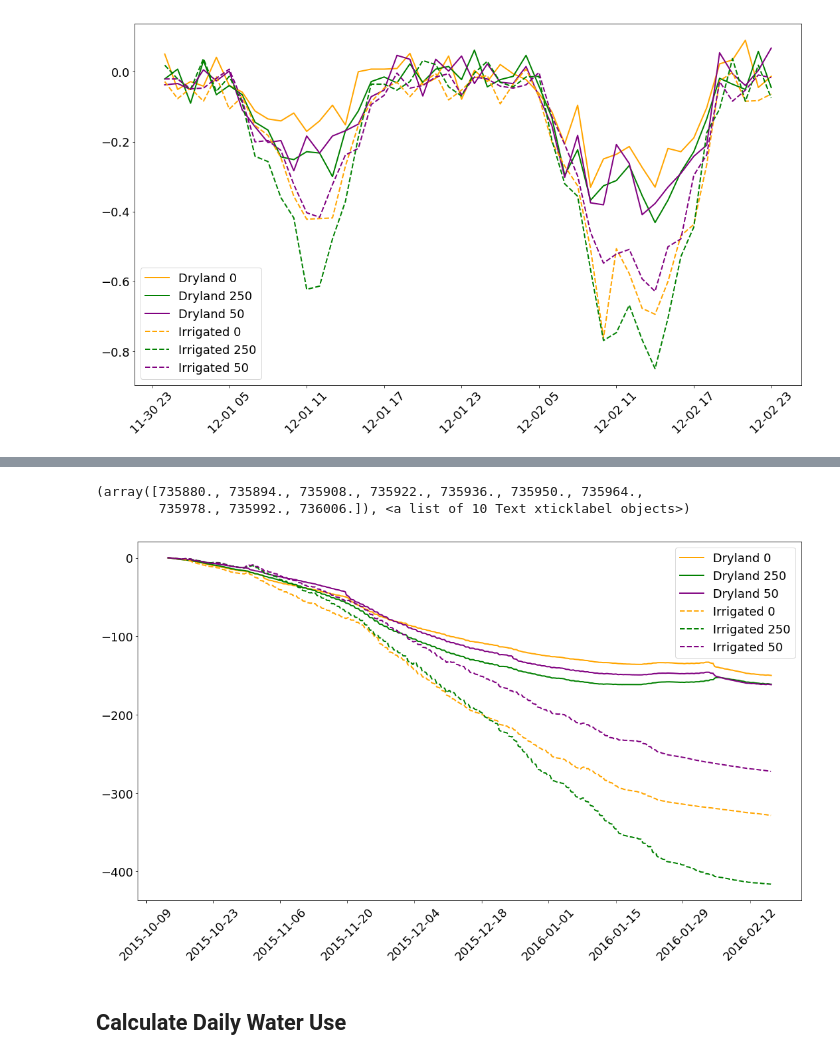
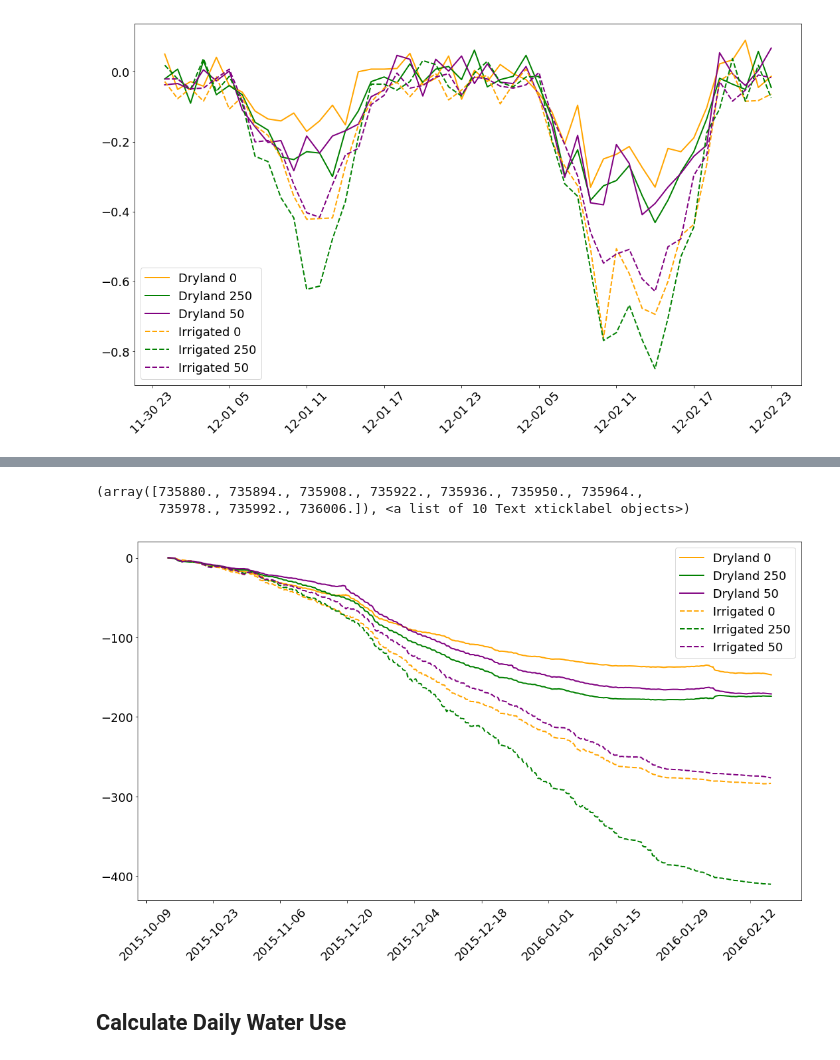
Before and after one commit to HamishBrownPFR/CropWaterAnalysis, a Jupyter notebook: Wheat/LatentHeatFluxAnalysis.ipynb, the cells around one changed output, grey strips where cells are left out. Cells and saved outputs as stored; diff of their text form; code cells hidden in the pictures.

```diff
--- a/Wheat/LatentHeatFluxAnalysis.ipynb
+++ b/Wheat/LatentHeatFluxAnalysis.ipynb
@@ -103,0 +127,6 @@ IrrDatesI250 = IrrDates.loc[IrrDates].index.tolist()
+# %%
+#Bring in night time PET data
+NightTimePETAtmospheric = pd.read_pickle('.\DataFrames/NightTimePET.pkl')
+NightTimePETAtmospheric.index = NightTimePETAtmospheric.index.normalize()
+NightTimePETAtmospheric = NightTimePETAtmospheric.loc['2014-11-08':] #Drop of the first day because it only has a part nights numbers and no day associated wit it
+NightTimePETAtmospheric.plot(figsize=(18,10))
@@ -120,3 +152,14 @@ plt.xticks(rotation=45)
         735933.95833333, 735934.20833333, 735934.45833333, 735934.70833333,
         735934.95833333]), <a list of 9 Text xticklabel objects>)
 [figure]
+# %%
+UpwardFlux = DarkWaterDeltas.copy()
+UpwardFlux.index = UpwardFlux.index.normalize()
+for plot in  UpwardFlux:
+    AdjustedFlux = UpwardFlux.loc[:,plot].values
+    AdjustedFlux = np.add(AdjustedFlux,NightTimePETAtmospheric.reindex(UpwardFlux.index).values) # Add in the amount of evaporation that would have been replaced
+    #AdjustedFlux = np.subtract(AdjustedFlux,NightTimeSoilHeatFlux_mm.loc[UpwardFlux.index,plot].fillna(0))
+    UpwardFlux.loc[:,plot] = AdjustedFlux
+UpwardFlux = UpwardFlux.multiply(4)  # Multiply by 4 assuming upflux during the day were the same as at night
+UpwardFlux.fillna(0, inplace = True)
+MeanUpwardFlux = UpwardFlux.groupby(level=['Irrigation','Nitrogen'],axis=1).mean()
@@ -122,0 +172,11 @@ plt.xticks(rotation=45)
+# %%
+WaterDeltaHourly = WaterDelta.resample('h').sum()
+MeanWaterDeltaHourly = WaterDeltaHourly.groupby(level=['Irrigation','Nitrogen'],axis=1).mean()
+SEMWaterDeltaHourly = WaterDeltaHourly.groupby(level=['Irrigation','Nitrogen'],axis=1).std()/np.sqrt(4)
+Graph = plt.figure(figsize=(18,10))
+ax = Graph.add_subplot(1,1,1)
+GH.AddIndexedPlot(MeanWaterDeltaHourly.loc['2016-01-10':'2016-01-11'],ax,GPs,2)
+GH.AddLegend(3,18,"Cultivar x Irrigation")
+GH.SetAxProps(title='Hourly soil water delta',titsize=24,
+              ylab='Soil water delta (mm/h)',labsize = 18,
+              ticsize = 16)
@@ -122,0 +185,9 @@ plt.xticks(rotation=45)
+# %%
+UpwardFluxHourlyArray = np.divide(UpwardFlux.values,24)
+UpwardFluxHourly = pd.DataFrame(data = UpwardFluxHourlyArray,index=UpwardFlux.index,columns=UpwardFlux.columns)
+UpwardFluxHourly = UpwardFluxHourly.resample('h').bfill()
+MeanUpwardFluxHourly = UpwardFluxHourly.groupby(level=['Irrigation', 'Nitrogen'],axis=1).mean()
+Graph = plt.figure(figsize=(18,10))
+ax = Graph.add_subplot(1,1,1)
+GH.AddIndexedPlot(MeanUpwardFluxHourly,ax,GPs,2)
+GH.AddLegend(1,16,'')
@@ -123,18 +196,18 @@ plt.xticks(rotation=45)
 # %%
-WaterUseHourly = WaterDeltaHourly
+WaterUseHourly = WaterDeltaHourly.subtract(UpwardFluxHourly)
 WaterUseHourly = WaterUseHourly.where(WaterUseHourly<1)
 WaterUseHourly.fillna(method='ffill', inplace = True)
 MeanWaterUseHourly = WaterUseHourly.groupby(level=['Irrigation', 'Nitrogen'],axis=1).mean()
 Graph = plt.figure(figsize=(18,10))
 ax = Graph.add_subplot(1,1,1)
 GH.AddIndexedPlot(MeanWaterUseHourly.cumsum(),ax,GPs,2)
 plt.legend(fontsize=18)
 plt.tick_params(labelsize=18)
 plt.xticks(rotation=45)
 # %% [output]
 (array([735880., 735894., 735908., 735922., 735936., 735950., 735964.,
         735978., 735992., 736006.]), <a list of 10 Text xticklabel objects>)
-[figure, old version]
+[figure, new version]
 # %%
 WaterUseHourly.to_pickle('.\DataFrames\HourlyWUmm.pkl')
 # %% [markdown]
```
Also changed, not shown: parts of 7 cells of this notebook, 39 other files.
